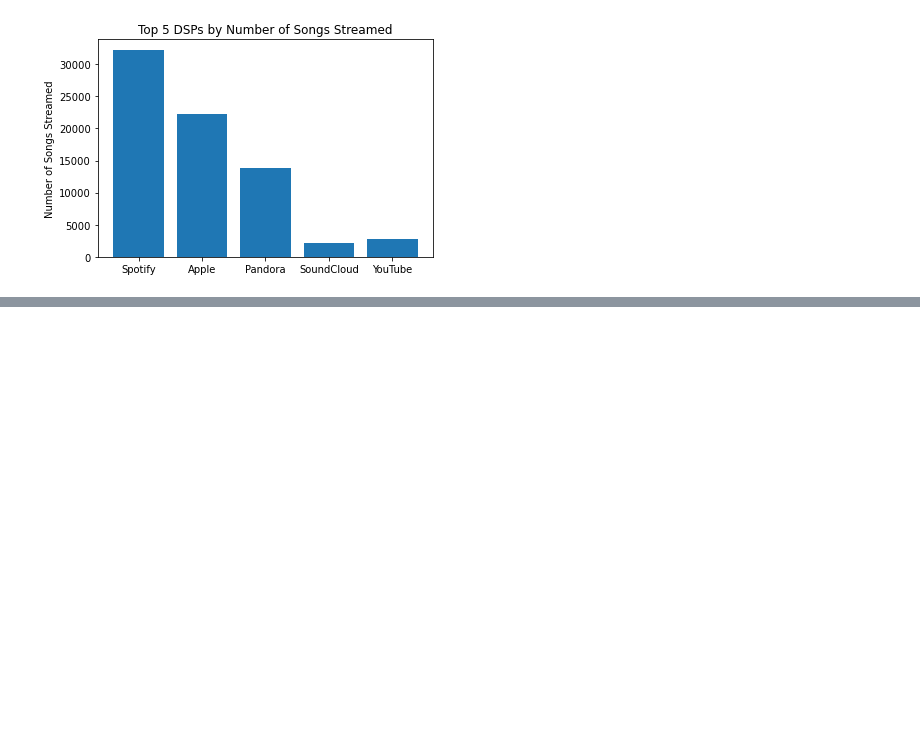
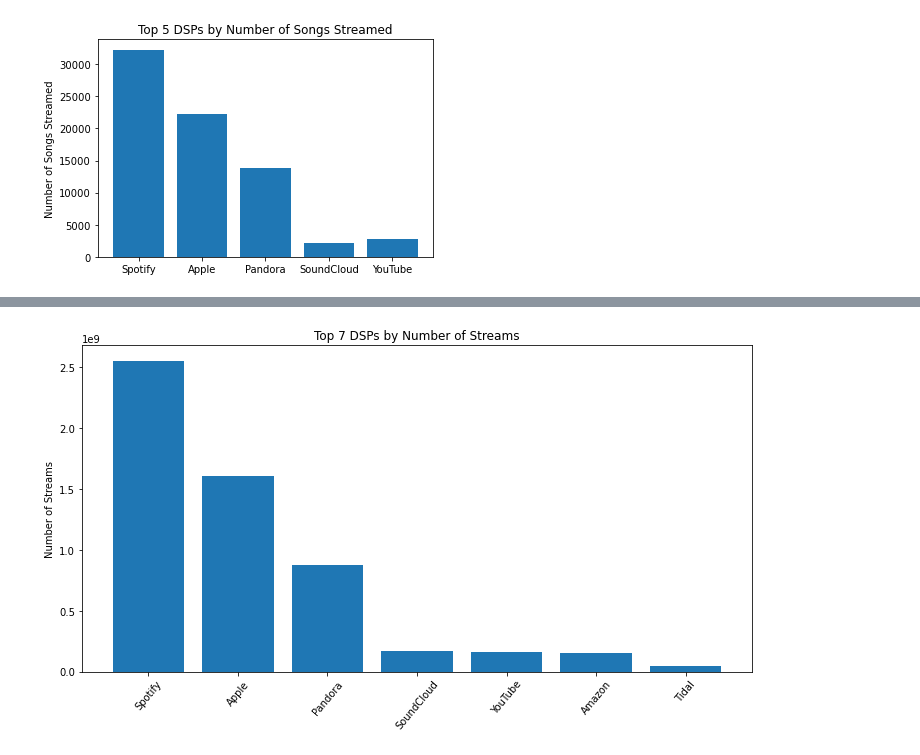
Before and after one commit to NSS-Data-Analytics-Cohort-6/mlc-project-nan-nagini, a Jupyter notebook: notebooks/NaN_Nagini_Abi.ipynb, the cells around one changed output, grey strips where cells are left out. Saved outputs shown, nothing was run; the diff lists cells and outputs as text; code cells hidden in the pictures; blank space fills up the shorter version.

Commit message:
top 7 DSP charts all plotted, needing some formatting attention still, but moving onto labels and other avenues

```diff
--- a/notebooks/NaN_Nagini_Abi.ipynb
+++ b/notebooks/NaN_Nagini_Abi.ipynb
@@ -339,0 +343,3 @@ plt.title('Top 5 DSPs by Number of Songs Streamed');
+# %%
+top_7 = DSP_df2.head(7)
+print(top_7)
@@ -339,0 +355,8 @@ plt.title('Top 5 DSPs by Number of Songs Streamed');
+# %%
+plt.figure(figsize=(12, 6))
+plt.bar(top_7.DSP, top_7.Streams_Per_DSP)
+plt.ylabel('Number of Streams') # Number of Streams times 10^9
+plt.xticks(rotation = 50)
+plt.title('Top 7 DSPs by Number of Streams');
+# %% [output]
+[figure, added]
```
Also changed, not shown: parts of 7 cells of this notebook.
